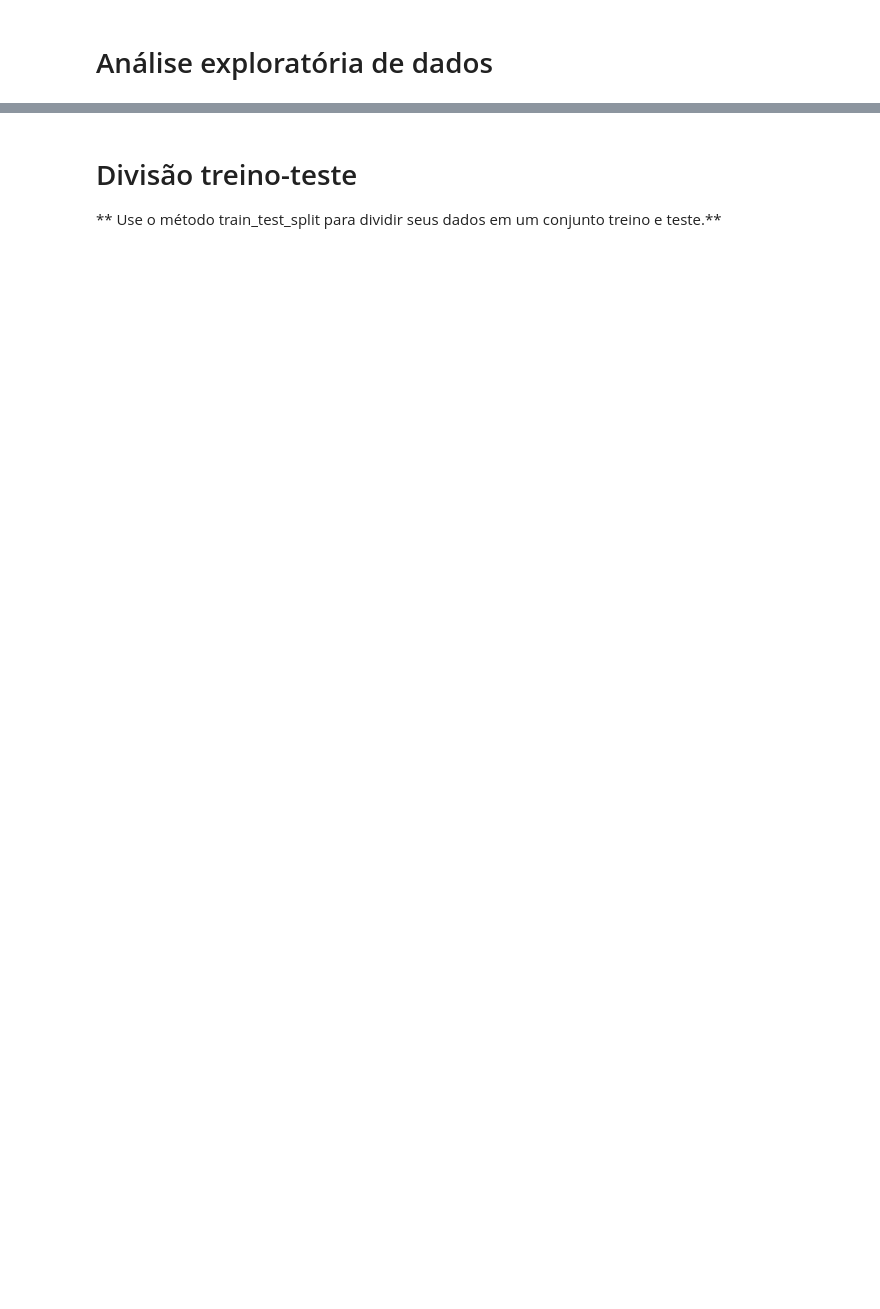
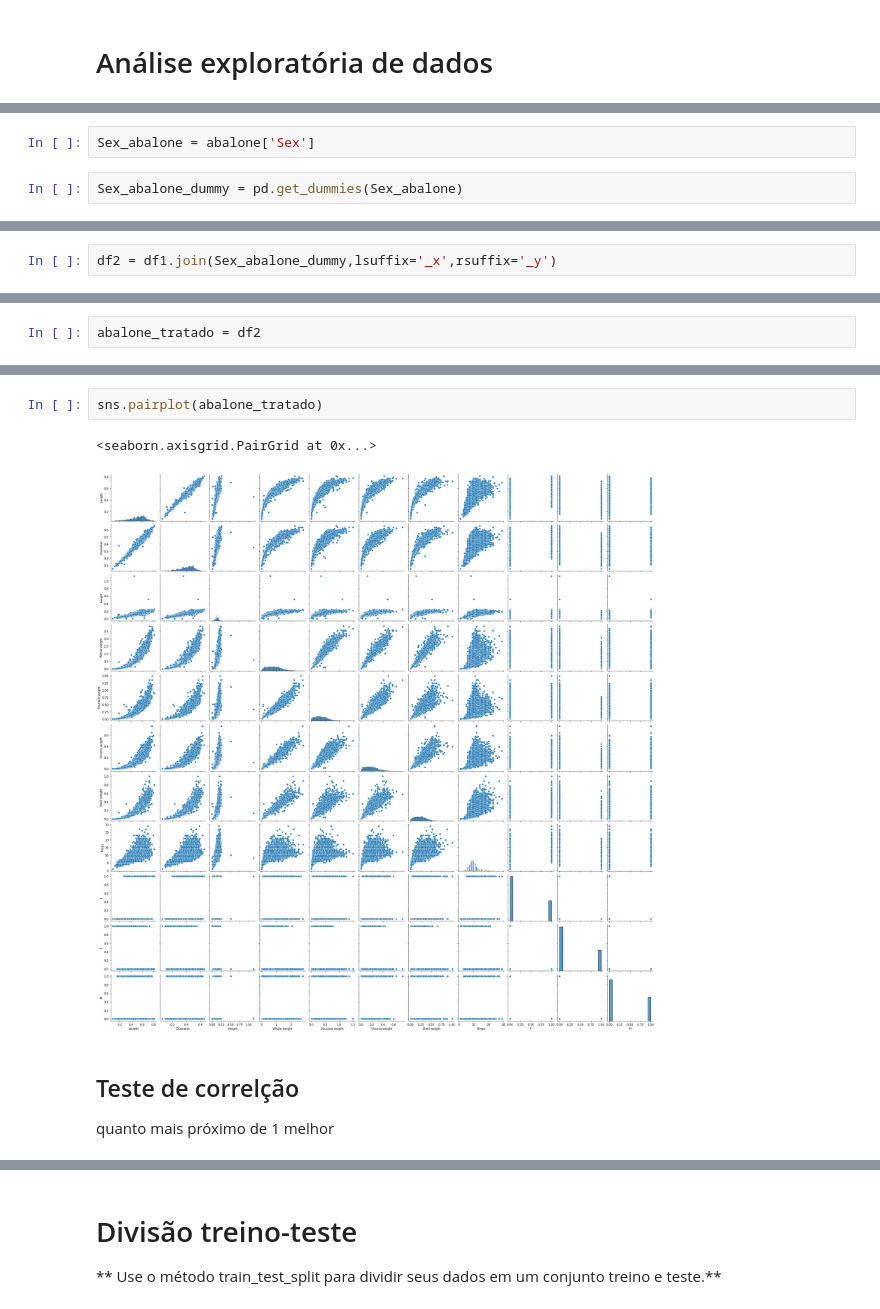
Before and after one commit to diogofergom/k-Nearest_Neighbors_kNN, a Jupyter notebook: prever_a_idade_das_lesmas_do_mar.ipynb, the cells around one changed output, grey strips where cells are left out. Drawn from its saved outputs; the diff is of its cells as text; blank space fills up the shorter version.

```diff
--- a/prever_a_idade_das_lesmas_do_mar.ipynb
+++ b/prever_a_idade_das_lesmas_do_mar.ipynb
@@ -45,0 +146,4 @@ scaled_features = scaler.transform(df.drop('TARGET CLASS',axis=1))
+# %%
+Sex_abalone = abalone['Sex']
+# %%
+Sex_abalone_dummy = pd.get_dummies(Sex_abalone)
@@ -45,0 +172,2 @@ scaled_features = scaler.transform(df.drop('TARGET CLASS',axis=1))
+# %%
+df2 = df1.join(Sex_abalone_dummy,lsuffix='_x',rsuffix='_y')
@@ -45,0 +185,2 @@ scaled_features = scaler.transform(df.drop('TARGET CLASS',axis=1))
+# %%
+abalone_tratado = df2
@@ -45,0 +191,8 @@ scaled_features = scaler.transform(df.drop('TARGET CLASS',axis=1))
+# %%
+sns.pairplot(abalone_tratado)
+# %% [output]
+<seaborn.axisgrid.PairGrid at 0x...>
+[figure, added]
+# %% [markdown]
+## Teste de correlção
+quanto mais próximo de 1 melhor
```
Also changed, not shown: parts of 80 cells of this notebook, 4 other files.
